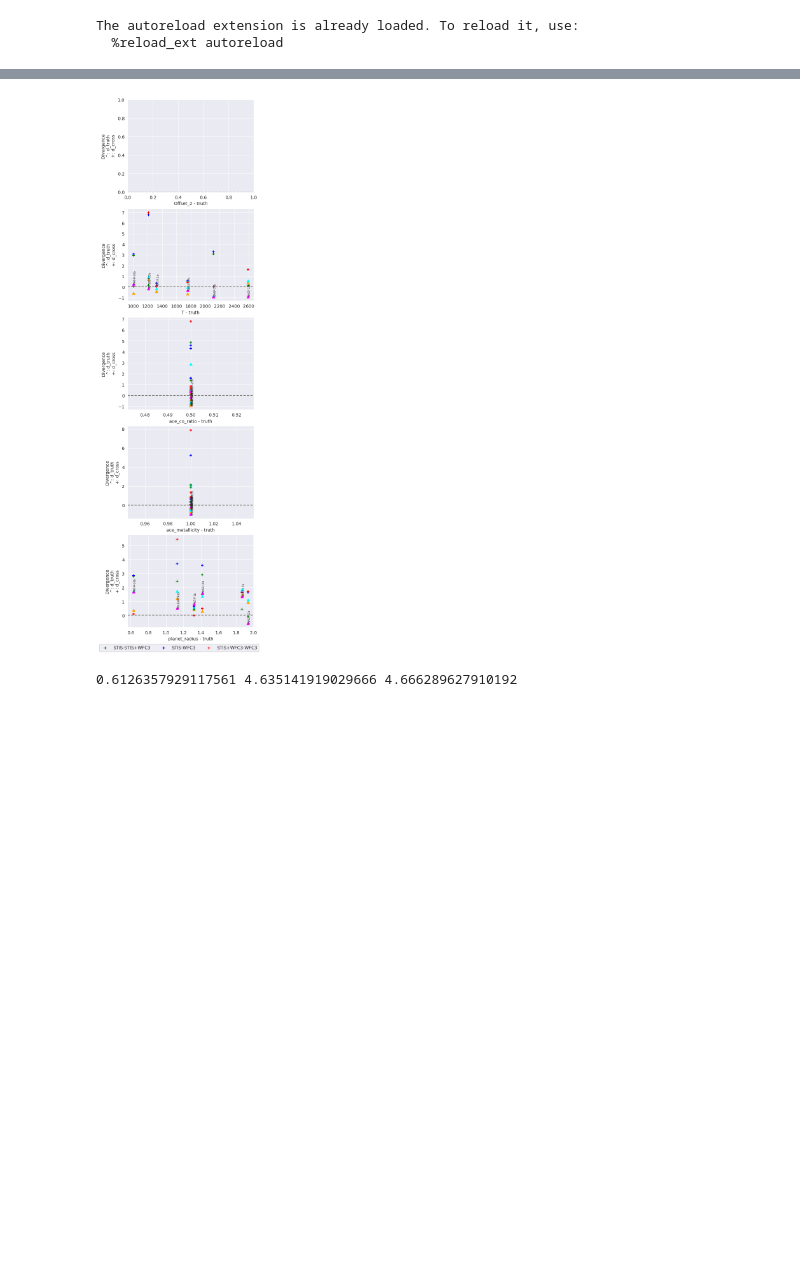
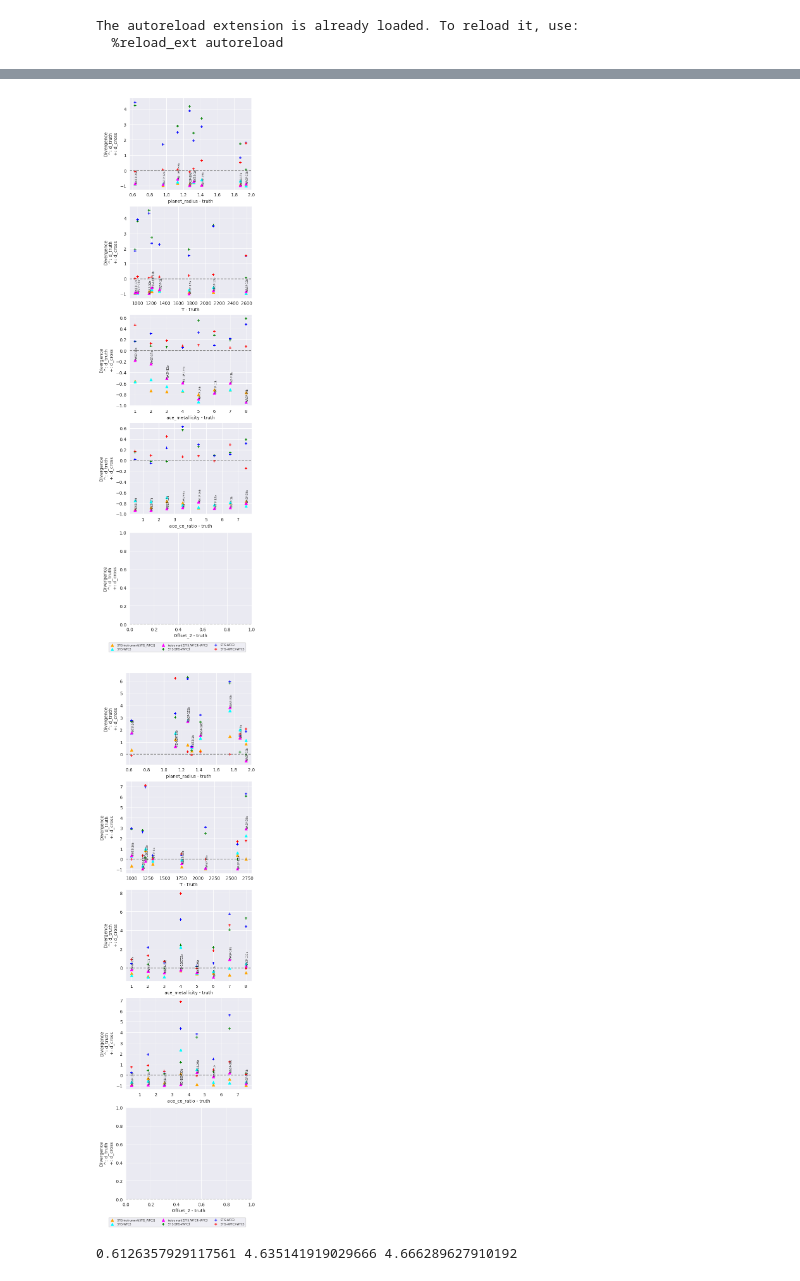
Before and after one commit to lwelzel/compla, a Jupyter notebook: src/sandbox_divergence_plotting.ipynb, the cells around one changed output, grey strips where cells are left out. Cells and saved outputs as stored; diff of their text form; code cells hidden in the pictures; blank space fills up the shorter version.

Commit message:
wip divergences

```diff
--- a/src/sandbox_divergence_plotting.ipynb
+++ b/src/sandbox_divergence_plotting.ipynb
@@ -2,6 +2,7 @@
 from divergence_plotting import *
 from basic_plotting import get_target_results, split_on_underscore
 from universal_divergence import estimate
+from pyitlib import discrete_random_variable as drv
 
 # Autoreload extension
 if 'autoreload' not in get_ipython().extension_manager.loaded:
@@ -10,6 +11,7 @@ if 'autoreload' not in get_ipython().extension_manager.loaded:
 %autoreload 2
 
 WDIR = Path().cwd().parent
+DDIR = Path("/dump/lukasw/data")
 # %% [output]
 The autoreload extension is already loaded. To reload it, use:
   %reload_ext autoreload
@@ -53,6 +87,9 @@ def plot_divergence_par(par_name, data, paths, label_points=False):
         "STIS-WFC3": "blue",
         "STIS-STIS+WFC3": "green",
         "STIS+WFC3-WFC3": "red",
+        "STIS-STIS": "black",
+        "WFC3-WFC3": "black",
+        "STIS+WFC3-STIS+WFC3": "black",
     }
 
     colors_inst = {
@@ -61,9 +98,7 @@ def plot_divergence_par(par_name, data, paths, label_points=False):
         "STIS+WFC3": "red",
     }
 
-    colors_inst = ["orange", "cyan", "magenta", "black"]
-
-
+    colors_inst = ["orange", "cyan", "magenta", "black", "purple", "aqua"]
 
     for p in range(data.shape[1]):
         idxs = [np.argwhere(data[0, p][i] == par_name) for i in range(len(data[0, p]))]
@@ -80,6 +115,9 @@ def plot_divergence_par(par_name, data, paths, label_points=False):
             truth = data[3, p][i][par_name]
             divergence_truth = data[5, p][i][par_name]
 
+            if par_name in ["ace_co_ratio", "ace_metallicity"]:
+                truth = truth + p
+
             for k in data[6, p].keys():
 
                 label = f'{k.replace("instrument(", "").replace(")", "")}'.replace("_", "+")
@@ -88,14 +126,14 @@ def plot_divergence_par(par_name, data, paths, label_points=False):
 
             label1=[None] * len(idxs)
             if p == data.shape[1] - 1 and label_points:
-                label1 = split_on_underscore(paths[i])[2]
+                label1 = [k for k in data[6, p].keys()] * len(idxs)
 
             active = np.array(divergence_truth)
             ax.scatter(truth * np.ones_like(active),
                        active,
                        marker="^",
                        c=colors_inst[i],
-                       labels=label1)
+                       label=label1[i])
 
         labels = [None] * len(cross_divergences.keys())
         if p == data.shape[1] - 1 and label_points:
@@ -119,43 +157,56 @@ def plot_divergence_par(par_name, data, paths, label_points=False):
         except UnboundLocalError:
             continue
 
 
 
     ax.set_xlabel(f"{par_name} - truth")
     ax.set_ylabel("Divergence\n^: d_truth\n+: d_cross")
 
     return len(labels) + len(idxs)
 
-def plot_divergence(data, paths):
+def plot_divergence(data, paths, loc):
 
-    all_names = np.unique(np.concatenate(tuple(
-        np.array([[data[0, p][i] for i in range(len(data[0, p]))]
-         for p in range(len(data[0]))], dtype=object).flatten()
-    )).flatten())
+    # print(np.array([[data[0, p][i] for i in range(len(data[0, p]))]
+    #      for p in range(len(data[0]))], dtype=object))
+    #
+    # all_names = np.unique(np.concatenate(tuple(
+    #     np.array([[data[0, p][i] for i in range(len(data[0, p]))]
+    #      for p in range(len(data[0]))], dtype=object).flatten()
+    # )).flatten())
+
+    all_names = []
+    for p in range(len(data[0])):
+        for i in range(len(data[0, p])):
+            for n in data[0, p][i]:
+                if n not in all_names and n not in ['metallicity', 'log_C_O_ratio']:
+                    all_names.append(n)
 
     fig, axes = plt.subplots(len(all_names), 1,
                            constrained_layout=True,
                            figsize=(5, len(all_names) * 3.5))
 
     for i, (ax, par_name) in enumerate(zip(axes, all_names)):
         plt.sca(ax)
 
-        labels = plot_divergence_par(par_name, data, paths, label_points=i==len(axes)-1)
+        labels = plot_divergence_par(par_name, data, paths, label_points=i==0)
 
     fig.legend(loc='outside lower center',
-          fancybox=True, shadow=False, ncol=len(labels))
+          fancybox=True, shadow=False, ncol=3, fontsize=6)
 
     #plt.show()
 
     # filename = Path(paths[0]).parent.parent / "divergences.png"
-    filename = Path(WDIR / "data") / "divergences_observations.png"
+    filename = loc
     plt.savefig(filename, dpi=300)
 
-plot_divergence(data, paths)
+plot_divergence(data, paths, loc=Path(DDIR) / "divergences_synthetic.png")
+
+plot_divergence(data1, paths1, loc=Path(DDIR) / "divergences_observations.png")
 
 # plot_divergence_par("ace_co_ratio", data)
 # %% [output]
-[figure, old version]
+[figure, new version]
+[figure, added]
 # %%
 rng = default_rng()
 
```
Also changed, not shown: parts of 3 cells of this notebook, 3 other files.
